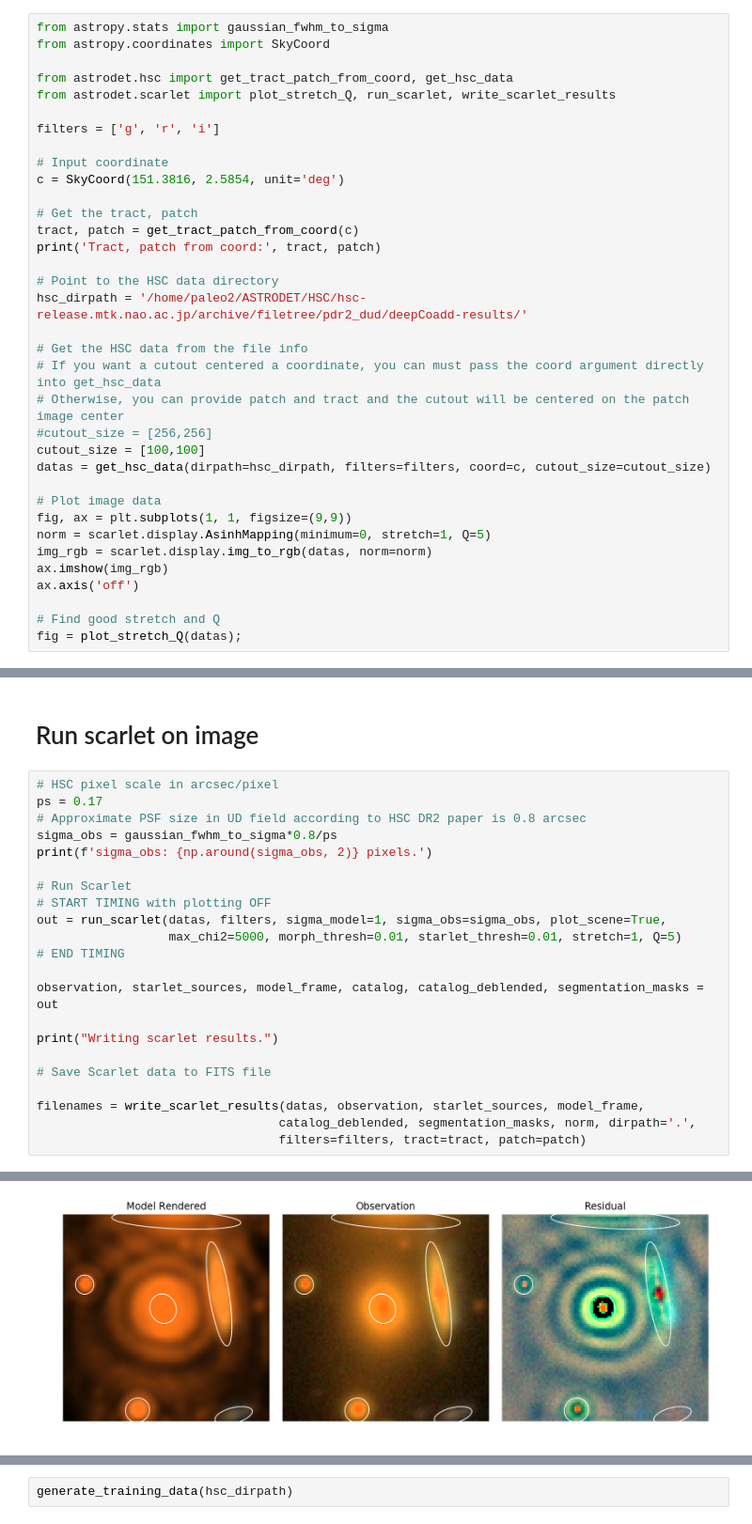
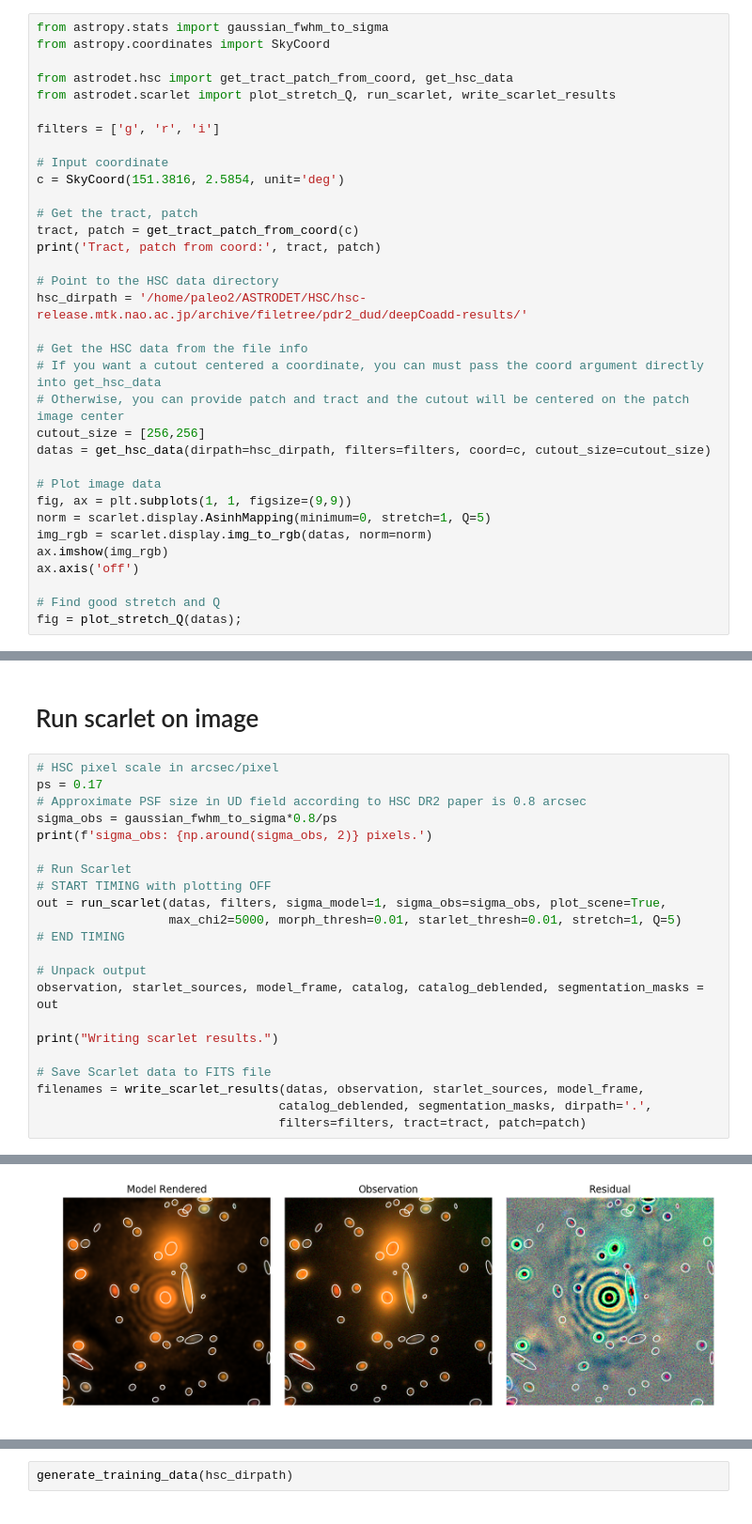
Before and after one commit to burke86/deepdisc, a Jupyter notebook: scarlet_tests.ipynb, the cells around one changed output, grey strips where cells are left out. Shown at 94% size. Saved outputs shown, nothing was run; the diff lists cells and outputs as text.

```diff
--- a/scarlet_tests.ipynb
+++ b/scarlet_tests.ipynb
@@ -61,8 +61,7 @@ hsc_dirpath = '/home/paleo2/ASTRODET/HSC/hsc-release.mtk.nao.ac.jp/archive/filet
 # Get the HSC data from the file info
 # If you want a cutout centered a coordinate, you can must pass the coord argument directly into get_hsc_data
 # Otherwise, you can provide patch and tract and the cutout will be centered on the patch image center
-#cutout_size = [256,256]
-cutout_size = [100,100]
+cutout_size = [256,256]
 datas = get_hsc_data(dirpath=hsc_dirpath, filters=filters, coord=c, cutout_size=cutout_size)
 
 # Plot image data
@@ -96,14 +95,14 @@ out = run_scarlet(datas, filters, sigma_model=1, sigma_obs=sigma_obs, plot_scene
                   max_chi2=5000, morph_thresh=0.01, starlet_thresh=0.01, stretch=1, Q=5)
 # END TIMING
 
+# Unpack output
 observation, starlet_sources, model_frame, catalog, catalog_deblended, segmentation_masks = out
 
 print("Writing scarlet results.")
 
 # Save Scarlet data to FITS file
-
 filenames = write_scarlet_results(datas, observation, starlet_sources, model_frame,
-                                 catalog_deblended, segmentation_masks, norm, dirpath='.',
+                                 catalog_deblended, segmentation_masks, dirpath='.',
                                  filters=filters, tract=tract, patch=patch)
 # %% [output]
 sigma_obs: 2.0 pixels.
@@ -120,3 +119,3 @@ Scarlet ran for 29 iterations to logL = -28189.31260118097
 Extracting deblended catalog.
-[figure, old version]
+[figure, new version]
 Writing scarlet results.
```
Also changed, not shown: parts of 10 cells of this notebook, 1 other file.
